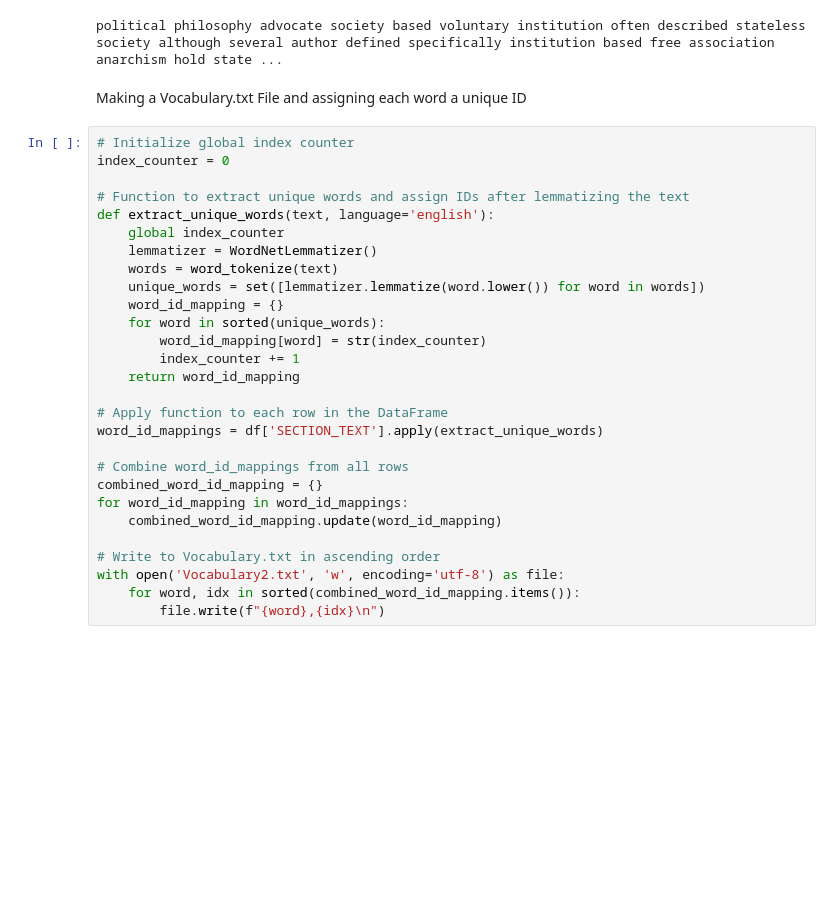
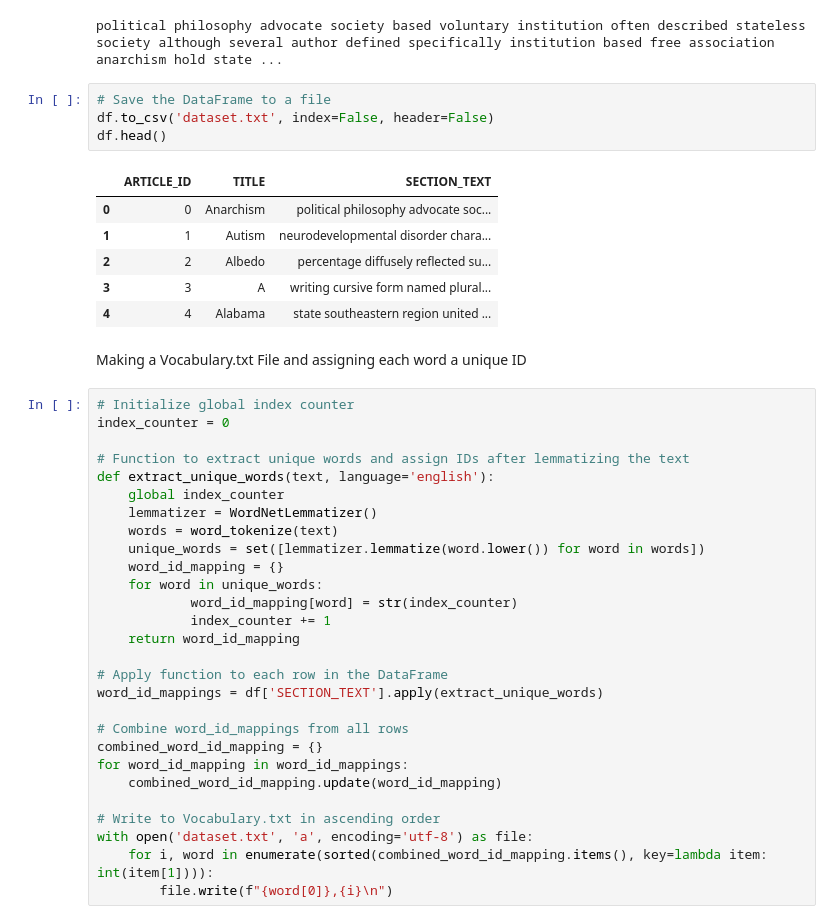
Before and after one commit to university1905/Big-Data-Analytics-, a Jupyter notebook: Final/Assignment3/Text_Preprocessing.ipynb, the cells around one changed output. Cells and saved outputs as stored; diff of their text form; blank space fills up the shorter version.

```diff
--- a/Text_Preprocessing.ipynb
+++ b/Final/Assignment3/Text_Preprocessing.ipynb
@@ -125,33 +125,44 @@ text_for_article_id_0 = df.loc[df['ARTICLE_ID'] == article_id, 'SECTION_TEXT'].i
 print(text_for_article_id_0)
 # %% [output]
 political philosophy advocate society based voluntary institution often described stateless society although several author defined specifically institution based free association anarchism hold state ...
+# %%
+# Save the DataFrame to a file
+df.to_csv('dataset.txt', index=False, header=False)
+df.head()
+# %% [output]
+|  | ARTICLE_ID | TITLE | SECTION_TEXT |
+| 0 | 0 | Anarchism | political philosophy advocate soc... |
+| 1 | 1 | Autism | neurodevelopmental disorder chara... |
+| 2 | 2 | Albedo | percentage diffusely reflected su... |
+| 3 | 3 | A | writing cursive form named plural... |
+| 4 | 4 | Alabama | state southeastern region united ... |
 # %% [markdown]
 Making a Vocabulary.txt File and assigning each word a unique ID
-# %%
-# Initialize global index counter
-index_counter = 0
-
-# Function to extract unique words and assign IDs after lemmatizing the text
-def extract_unique_words(text, language='english'):
-    global index_counter
-    lemmatizer = WordNetLemmatizer()
-    words = word_tokenize(text)
-    unique_words = set([lemmatizer.lemmatize(word.lower()) for word in words])
-    word_id_mapping = {}
-    for word in sorted(unique_words):
-        word_id_mapping[word] = str(index_counter)
-        index_counter += 1
-    return word_id_mapping
-
-# Apply function to each row in the DataFrame
-word_id_mappings = df['SECTION_TEXT'].apply(extract_unique_words)
-
-# Combine word_id_mappings from all rows
-combined_word_id_mapping = {}
-for word_id_mapping in word_id_mappings:
-    combined_word_id_mapping.update(word_id_mapping)
-
-# Write to Vocabulary.txt in ascending order
-with open('Vocabulary2.txt', 'w', encoding='utf-8') as file:
-    for word, idx in sorted(combined_word_id_mapping.items()):
-        file.write(f"{word},{idx}\n")
+# %%
+# Initialize global index counter
+index_counter = 0
+
+# Function to extract unique words and assign IDs after lemmatizing the text
+def extract_unique_words(text, language='english'):
+    global index_counter
+    lemmatizer = WordNetLemmatizer()
+    words = word_tokenize(text)
+    unique_words = set([lemmatizer.lemmatize(word.lower()) for word in words])
+    word_id_mapping = {}
+    for word in unique_words:
+            word_id_mapping[word] = str(index_counter)
+            index_counter += 1
+    return word_id_mapping
+
+# Apply function to each row in the DataFrame
+word_id_mappings = df['SECTION_TEXT'].apply(extract_unique_words)
+
+# Combine word_id_mappings from all rows
+combined_word_id_mapping = {}
+for word_id_mapping in word_id_mappings:
+    combined_word_id_mapping.update(word_id_mapping)
+
+# Write to Vocabulary.txt in ascending order
+with open('dataset.txt', 'a', encoding='utf-8') as file:
+    for i, word in enumerate(sorted(combined_word_id_mapping.items(), key=lambda item: int(item[1]))):
+        file.write(f"{word[0]},{i}\n")
```
Also changed, not shown: parts of 4 cells of this notebook, 7 other files.
